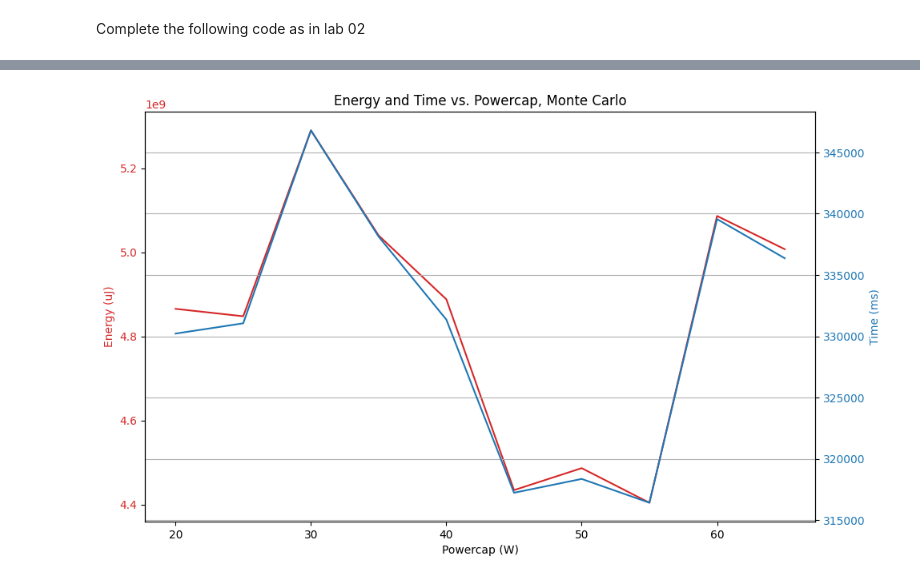
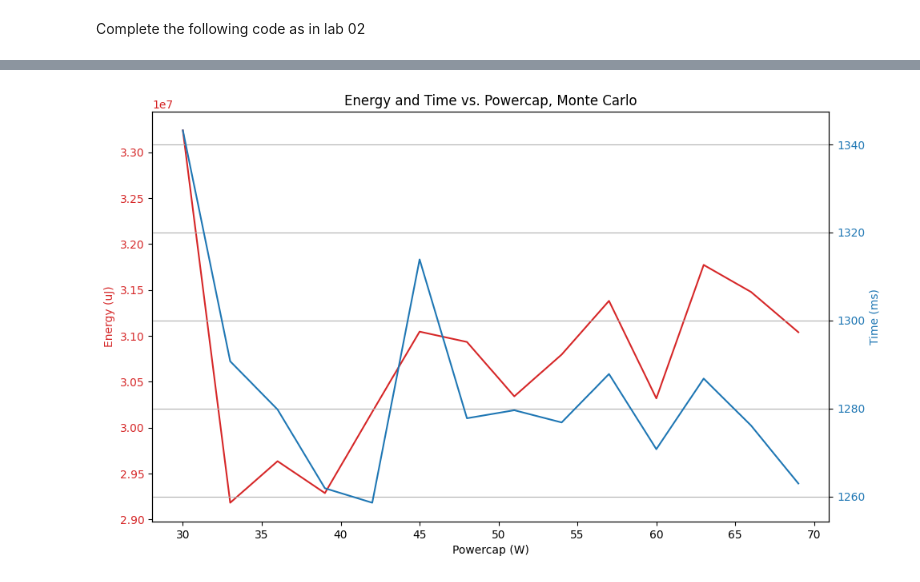
Before and after one commit to JanChyczynski/eumaster4hpc-energy-aware-computing, a Jupyter notebook: docker-image/jupyter/04 RAPL Metrics.ipynb, the cells around one changed output, grey strips where cells are left out. Drawn from its saved outputs; the diff is of its cells as text; code cells hidden in the pictures.

```diff
--- a/docker-image/jupyter/04 RAPL Metrics.ipynb
+++ b/docker-image/jupyter/04 RAPL Metrics.ipynb
@@ -141,17 +141,49 @@ def percent_diff(energy: float, time: float, init_energy: float, init_time: floa
     return (init_energy-energy)/init_energy - (time - init_time)/init_time
 # %%
 from math import sin, cos, radians
+from BT import run_benchmark
+
+"""
+def run_task(pi_monte_carlo: bool, *args):
+
+    # print('lol')
+    command = f'python3 BT.py -c XS'
+    os.system(command)
+    result = os.popen(command).read()
+
+    # result = run_benchmark()
+    # print('lol2')
+    print(result)
+"""
 
 def run_task(pi_monte_carlo: bool, *args):
-    type = 'S'
-    os.system(f'python3 BT.py -c {type}')
+    if pi_monte_carlo:
+        points = 500_000
+        inside = 0
+
+        for _ in range(points):
+            x = np.random.uniform(-1, 1)
+            y = np.random.uniform(-1, 1)
+            if x ** 2 + y ** 2 <= 1:
+                inside += 1
+
+        pi = 4 * inside / points
+        return;
+
+    product = 1.0
+    for counter in range(1, 1000, 1):
+        for dex in list(range(1, 360, 1)):
+            angle = radians(dex)
+            product *= sin(angle)**2 + cos(angle)**2
+    return product
+
 
 def benchmark_once(pi_monte_carlo: bool, powercap_w: int, *args):
     set_powercap(powercap_w)
 
     time1 = time.time()
     energy1 = energy_uj()
-    time.sleep(300/powercap_w**1.5)
+    # time.sleep(300/powercap_w**1.5)
     run_task(pi_monte_carlo, *args)
     time2 = time.time()
     energy2 = energy_uj()
@@ -162,42 +194,56 @@ def benchmark_once(pi_monte_carlo: bool, powercap_w: int, *args):
 
     return total_time * 1000, total_energy
 
+
+def avg(lst):
+    return sum(lst) / len(lst)
+
+
 def benchmark_ntimes(pi_monte_carlo: bool, times: int, powercap_w: int, *args):
 
-    total_time = 0
-    total_energy = 0
-    min_time = 1e9
-    min_energy = 1e9
-    max_time = 0
-    max_energy = 0
+    #total_time = 0
+    #total_energy = 0
+    #min_time = 1e9
+    #min_energy = 1e9
+    #max_time = 0
+    #max_energy = 0
+    responses = []
 
     for _ in range(times):
         response = benchmark_once(pi_monte_carlo, powercap_w, *args)
-        total_time += response[0]
-        total_energy += response[1]
+        responses.append(response)
+        #total_time += response[0]
+        #total_energy += response[1]
 
-        min_time = min(min_time, response[0])
-        min_energy = min(min_energy, response[1])
+        #min_time = min(min_time, response[0])
+        #min_energy = min(min_energy, response[1])
 
-        max_time = max(max_time, response[0])
-        max_energy = max(max_energy, response[1])
+        #max_time = max(max_time, response[0])
+        #max_energy = max(max_energy, response[1])
 
-    avg_time = (total_time - min_time - max_time) / (times - 2)
-    avg_energy = (total_energy - min_energy - max_energy) / (times - 2)
-    return avg_time, avg_energy
+    responses.sort()
+    filtered = responses[2:-2]
+    return avg([x[0] for x in filtered]), avg([x[1] for x in filtered])
 
-tested_powercaps = [i for i in range(20, 70, 5)]
+    # responses.map(x -> x[0])
+    # slices = responses.s
+
+    #avg_time = (total_time - min_time - max_time) / (times - 2)
+    #avg_energy = (total_energy - min_energy - max_energy) / (times - 2)
+    # return avg_time, avg_energy
+
+tested_powercaps = [i for i in range(30, 70, 3)]
 
 energies = []
 times = []
-ntimes = 4
+ntimes = 9
 use_monte_carlo = True
 text = 'Monte Carlo' if use_monte_carlo else 'Mnożenie macierzy'
 file_name = 'monte_carlo' if use_monte_carlo else 'matrix_multiply'
 
 for powercap in tested_powercaps:
-    time_result, energy_result = benchmark_once(use_monte_carlo, ntimes, powercap)
-    # time_result, energy_result = benchmark_ntimes(use_monte_carlo, ntimes, powercap)
+    # time_result, energy_result = benchmark_once(use_monte_carlo, ntimes, powercap)
+    time_result, energy_result = benchmark_ntimes(use_monte_carlo, ntimes, powercap)
     energies.append(energy_result)
     times.append(time_result)
 
@@ -241,4 +270,4 @@ plt.show()
-[figure, old version]
+[figure, new version]
 # %%
 edps = []
 eds_values = []
```
Also changed, not shown: parts of 10 cells of this notebook.
